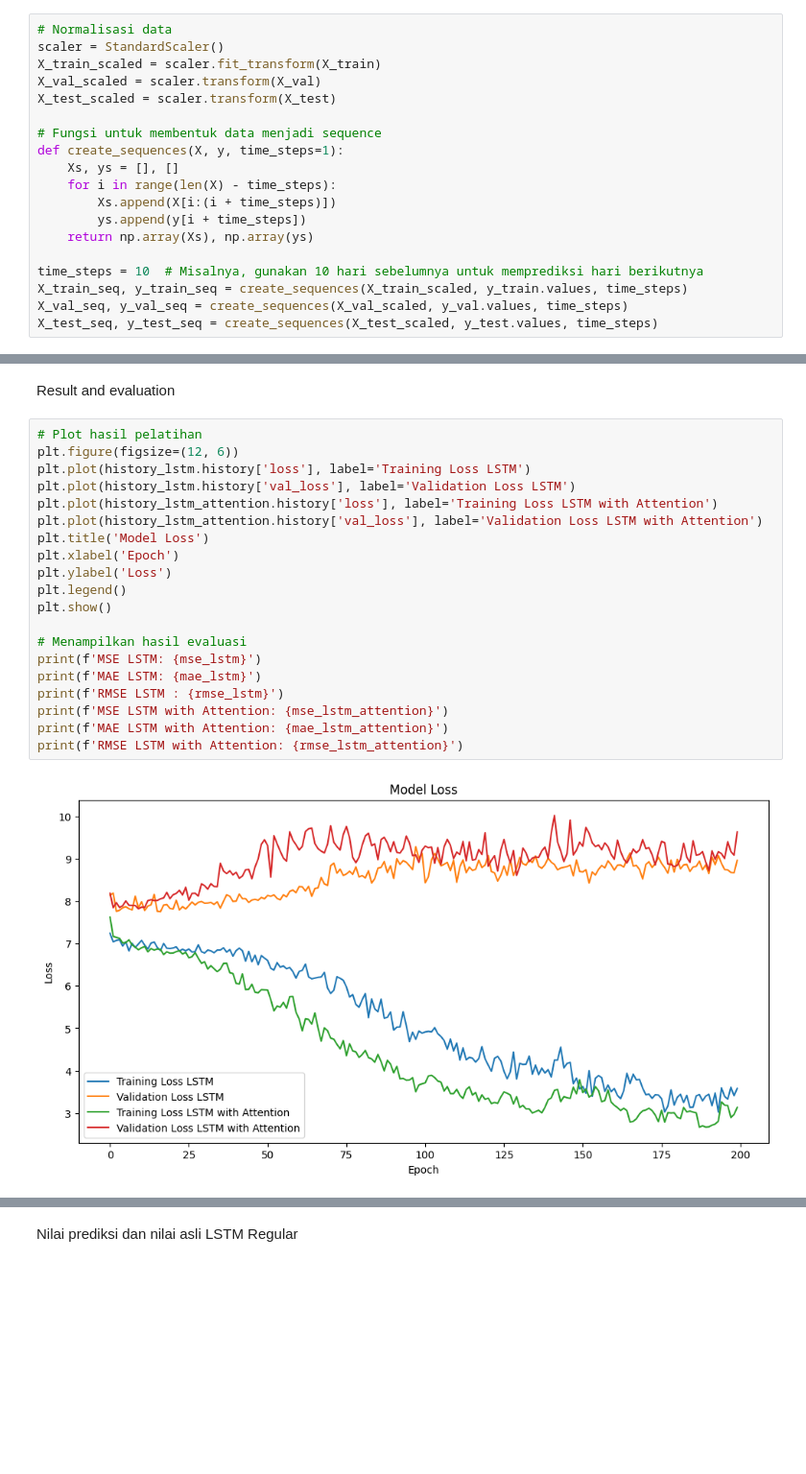
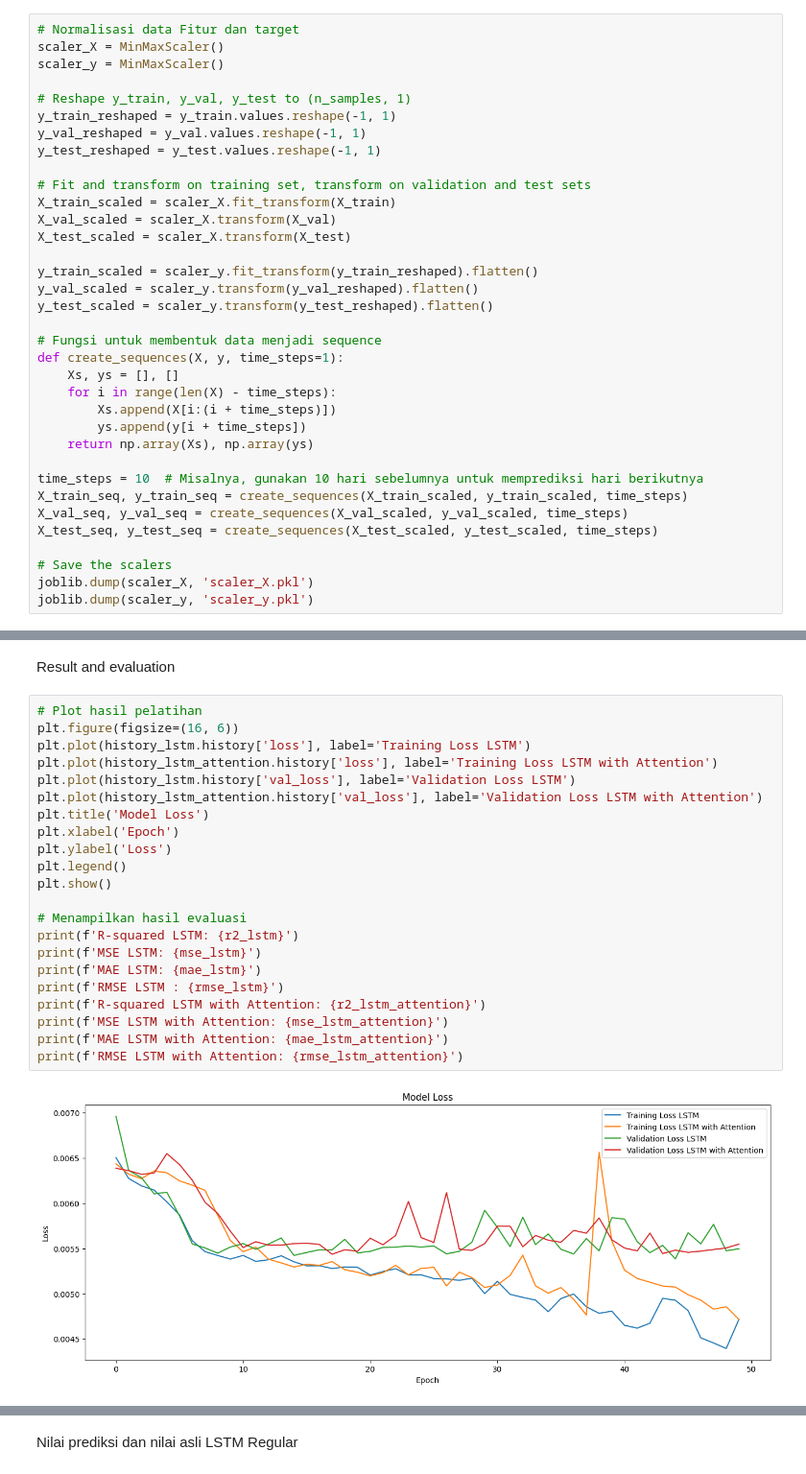
Before and after one commit to arifian853/rainfall-predict-lstm-attention, a Jupyter notebook: notebook/attention_lstm_rainfall_prediction.ipynb, the cells around one changed output, grey strips where cells are left out. Shown: that part at 96% size. Cells and saved outputs as stored; diff of their text form; blank space fills up the shorter version.

```diff
--- a/notebook/attention_lstm_rainfall_prediction.ipynb
+++ b/notebook/attention_lstm_rainfall_prediction.ipynb
@@ -69,9 +136,21 @@ Normalization and convert to sequence the data
 # %%
-# Normalisasi data
-scaler = StandardScaler()
-X_train_scaled = scaler.fit_transform(X_train)
-X_val_scaled = scaler.transform(X_val)
-X_test_scaled = scaler.transform(X_test)
+# Normalisasi data Fitur dan target
+scaler_X = MinMaxScaler()
+scaler_y = MinMaxScaler()
+
+# Reshape y_train, y_val, y_test to (n_samples, 1)
+y_train_reshaped = y_train.values.reshape(-1, 1)
+y_val_reshaped = y_val.values.reshape(-1, 1)
+y_test_reshaped = y_test.values.reshape(-1, 1)
+
+# Fit and transform on training set, transform on validation and test sets
+X_train_scaled = scaler_X.fit_transform(X_train)
+X_val_scaled = scaler_X.transform(X_val)
+X_test_scaled = scaler_X.transform(X_test)
+
+y_train_scaled = scaler_y.fit_transform(y_train_reshaped).flatten()
+y_val_scaled = scaler_y.transform(y_val_reshaped).flatten()
+y_test_scaled = scaler_y.transform(y_test_reshaped).flatten()
 
 # Fungsi untuk membentuk data menjadi sequence
 def create_sequences(X, y, time_steps=1):
@@ -82,6 +161,10 @@ def create_sequences(X, y, time_steps=1):
     return np.array(Xs), np.array(ys)
 
 time_steps = 10  # Misalnya, gunakan 10 hari sebelumnya untuk memprediksi hari berikutnya
-X_train_seq, y_train_seq = create_sequences(X_train_scaled, y_train.values, time_steps)
-X_val_seq, y_val_seq = create_sequences(X_val_scaled, y_val.values, time_steps)
-X_test_seq, y_test_seq = create_sequences(X_test_scaled, y_test.values, time_steps)
+X_train_seq, y_train_seq = create_sequences(X_train_scaled, y_train_scaled, time_steps)
+X_val_seq, y_val_seq = create_sequences(X_val_scaled, y_val_scaled, time_steps)
+X_test_seq, y_test_seq = create_sequences(X_test_scaled, y_test_scaled, time_steps)
+
+# Save the scalers
+joblib.dump(scaler_X, 'scaler_X.pkl')
+joblib.dump(scaler_y, 'scaler_y.pkl')
@@ -203,23 +411,25 @@ RMSE LSTM with Attention: 22.31957091566066
 Result and evaluation
 # %%
 # Plot hasil pelatihan
-plt.figure(figsize=(12, 6))
+plt.figure(figsize=(16, 6))
 plt.plot(history_lstm.history['loss'], label='Training Loss LSTM')
+plt.plot(history_lstm_attention.history['loss'], label='Training Loss LSTM with Attention')
 plt.plot(history_lstm.history['val_loss'], label='Validation Loss LSTM')
-plt.plot(history_lstm_attention.history['loss'], label='Training Loss LSTM with Attention')
 plt.plot(history_lstm_attention.history['val_loss'], label='Validation Loss LSTM with Attention')
 plt.title('Model Loss')
 plt.xlabel('Epoch')
 plt.ylabel('Loss')
 plt.legend()
 plt.show()
 
 # Menampilkan hasil evaluasi
+print(f'R-squared LSTM: {r2_lstm}')
 print(f'MSE LSTM: {mse_lstm}')
 print(f'MAE LSTM: {mae_lstm}')
 print(f'RMSE LSTM : {rmse_lstm}')
+print(f'R-squared LSTM with Attention: {r2_lstm_attention}')
 print(f'MSE LSTM with Attention: {mse_lstm_attention}')
 print(f'MAE LSTM with Attention: {mae_lstm_attention}')
 print(f'RMSE LSTM with Attention: {rmse_lstm_attention}')
 # %% [output]
-[figure, old version]
+[figure, new version]
```
Also changed, not shown: parts of 32 cells of this notebook, 28 other files.
